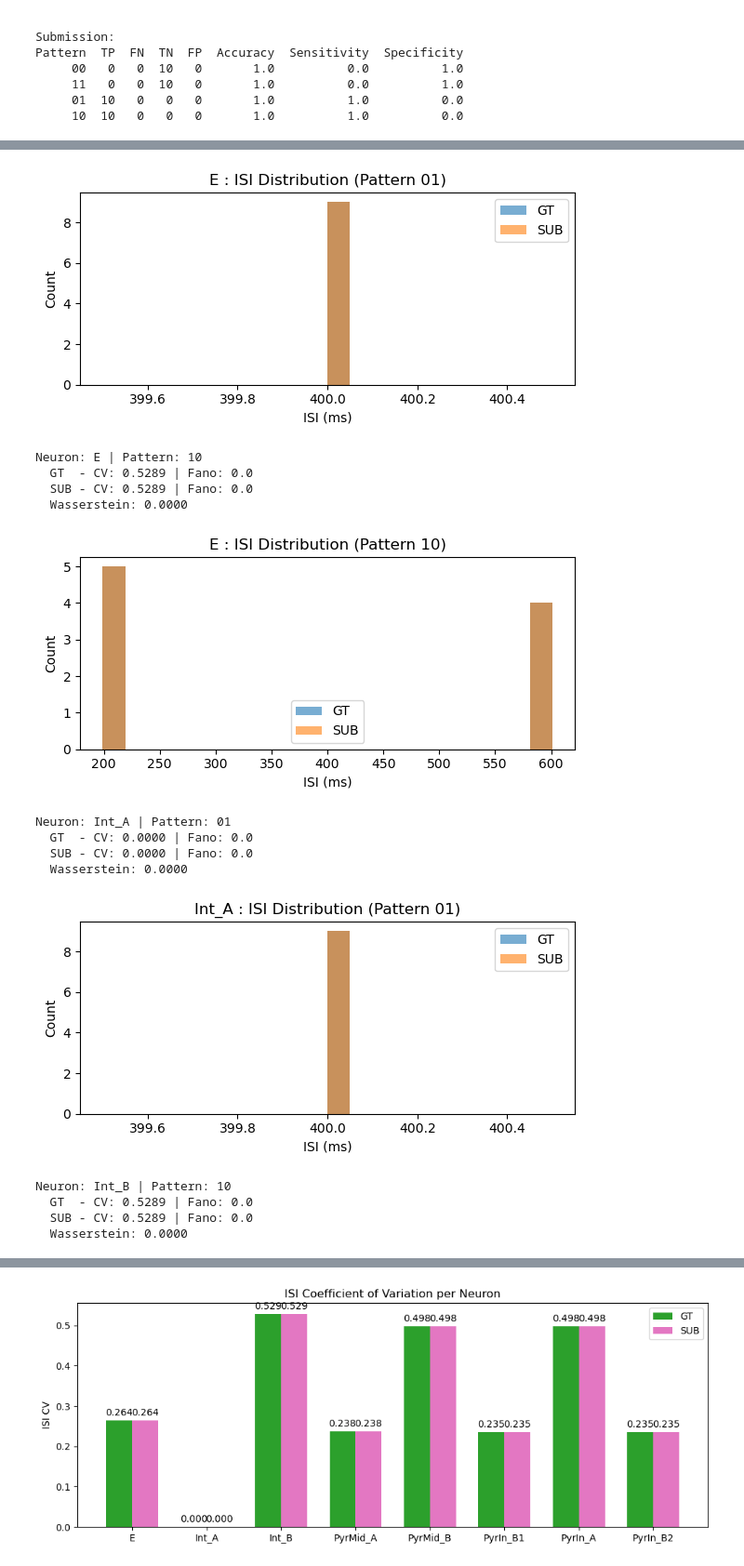
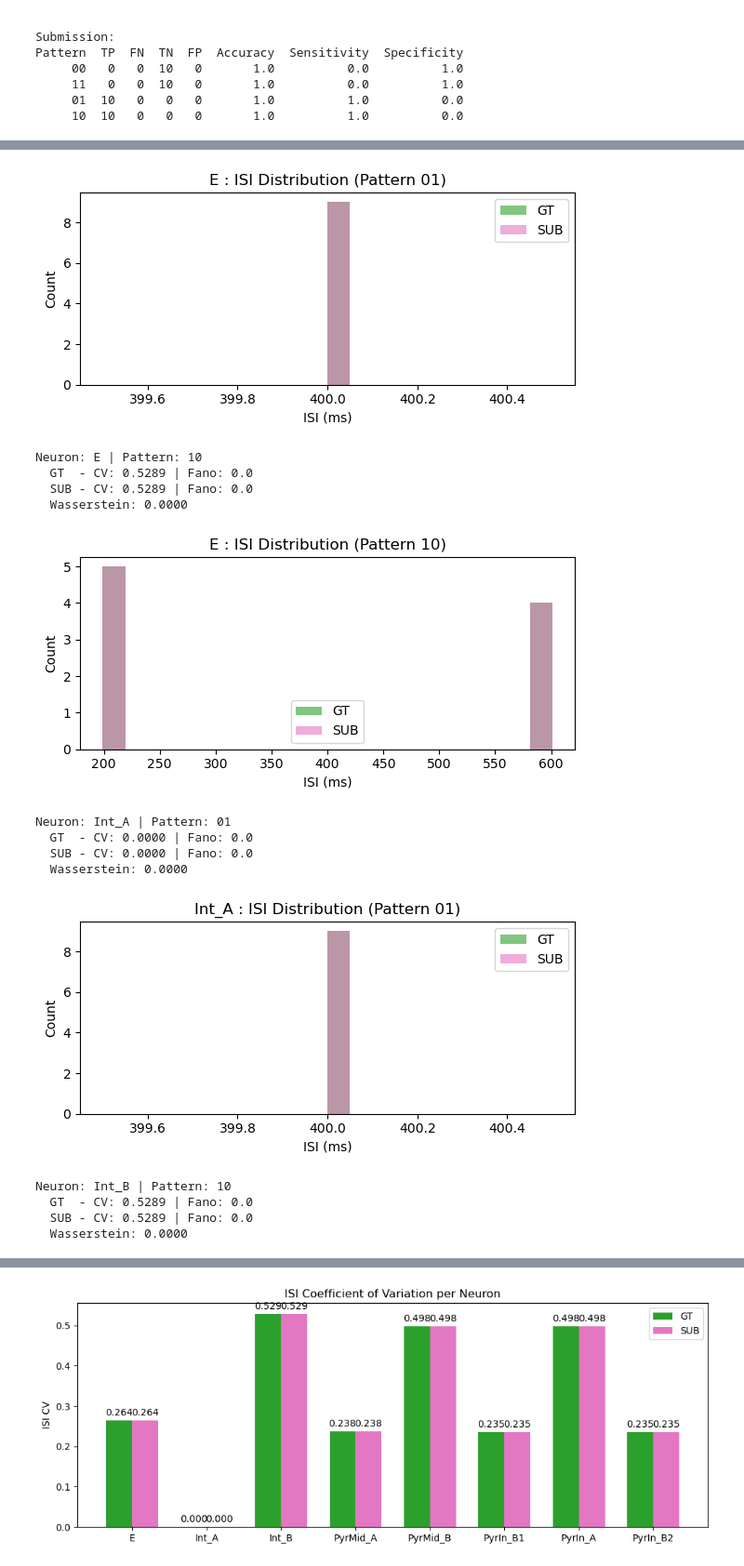
Before and after one commit to Nippani-Meghana/CCF_Metrics, a Jupyter notebook: in_domain_metrics.ipynb, the cells around one changed output, grey strips where cells are left out. Shown at 93% size. Cells and saved outputs as stored; diff of their text form; code cells hidden in the pictures.

```diff
--- a/in_domain_metrics.ipynb
+++ b/in_domain_metrics.ipynb
@@ -299,48 +301,48 @@ def plot_isi(gt_isi_df, sub_isi_df):
             # plot
             fig, ax = plt.subplots(figsize=(6, 3))
             if len(gt_isi) > 0:
-                ax.hist(gt_isi, bins=20, alpha=0.6, label="GT", color="tab:blue")
+                ax.hist(gt_isi, bins=20, alpha=0.6, label="GT", color="tab:green")
             if len(sub_isi) > 0:
-                ax.hist(sub_isi, bins=20, alpha=0.6, label="SUB", color="tab:orange")
+                ax.hist(sub_isi, bins=20, alpha=0.6, label="SUB", color="tab:pink")
 
             ax.set_title(f"{neuron} : ISI Distribution (Pattern {p})")
             ax.set_xlabel("ISI (ms)")
             ax.set_ylabel("Count")
             ax.legend()
             plt.tight_layout()
             plt.show()
 
 
 plot_isi(gt_isi_stats,sub_isi_stats)
 # %% [output]
 GT Model
 
       neuron pattern        cv  fano                                                              isi
 0          E      00       NaN   NaN                                                               []
 1          E      11       NaN   NaN                                                               []
 2          E      01  0.000000   0.0  [400.0, 400.0, 400.0, 400.0, 400.0, 400.0, 400.0, 400.0, 400.0]
 3          E      10  0.528920   0.0  [199.0, 601.0, 199.0, 601.0, 199.0, 601.0, 199.0, 601.0, 199.0]
 4      Int_A      00       NaN   NaN                                                               []
 5      Int_A      11       NaN   NaN                                                               []
 6      Int_A      01  0.000000   0.0  [400.0, 400.0, 400.0, 400.0, 400.0, 400.0, 400.0, 400.0, 400.0]
 7      Int_A      10       NaN   NaN                                                               []
 8      Int_B      00       NaN   NaN                                                               []
 ... (60 lines left out)
 Neuron: E | Pattern: 01
   GT  - CV: 0.0000 | Fano: 0.0
   SUB - CV: 0.0000 | Fano: 0.0
   Wasserstein: 0.0000
-[figure, old version]
+[figure, new version]
 Neuron: E | Pattern: 10
   GT  - CV: 0.5289 | Fano: 0.0
   SUB - CV: 0.5289 | Fano: 0.0
   Wasserstein: 0.0000
-[figure, old version]
+[figure, new version]
 Neuron: Int_A | Pattern: 01
   GT  - CV: 0.0000 | Fano: 0.0
   SUB - CV: 0.0000 | Fano: 0.0
   Wasserstein: 0.0000
-[figure, old version]
+[figure, new version]
 Neuron: Int_B | Pattern: 10
   GT  - CV: 0.5289 | Fano: 0.0
   SUB - CV: 0.5289 | Fano: 0.0
```
Also changed, not shown: parts of 3 cells of this notebook.
